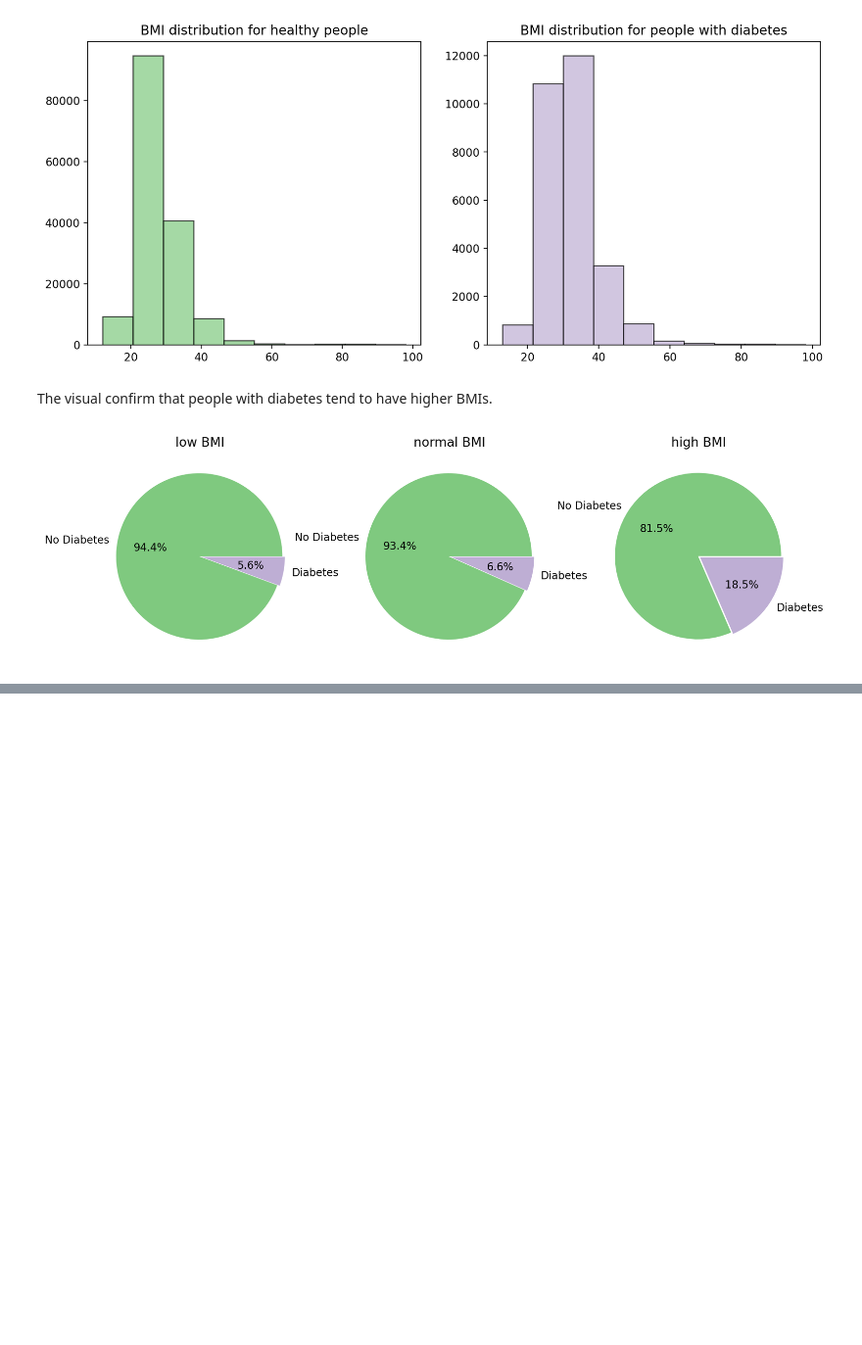
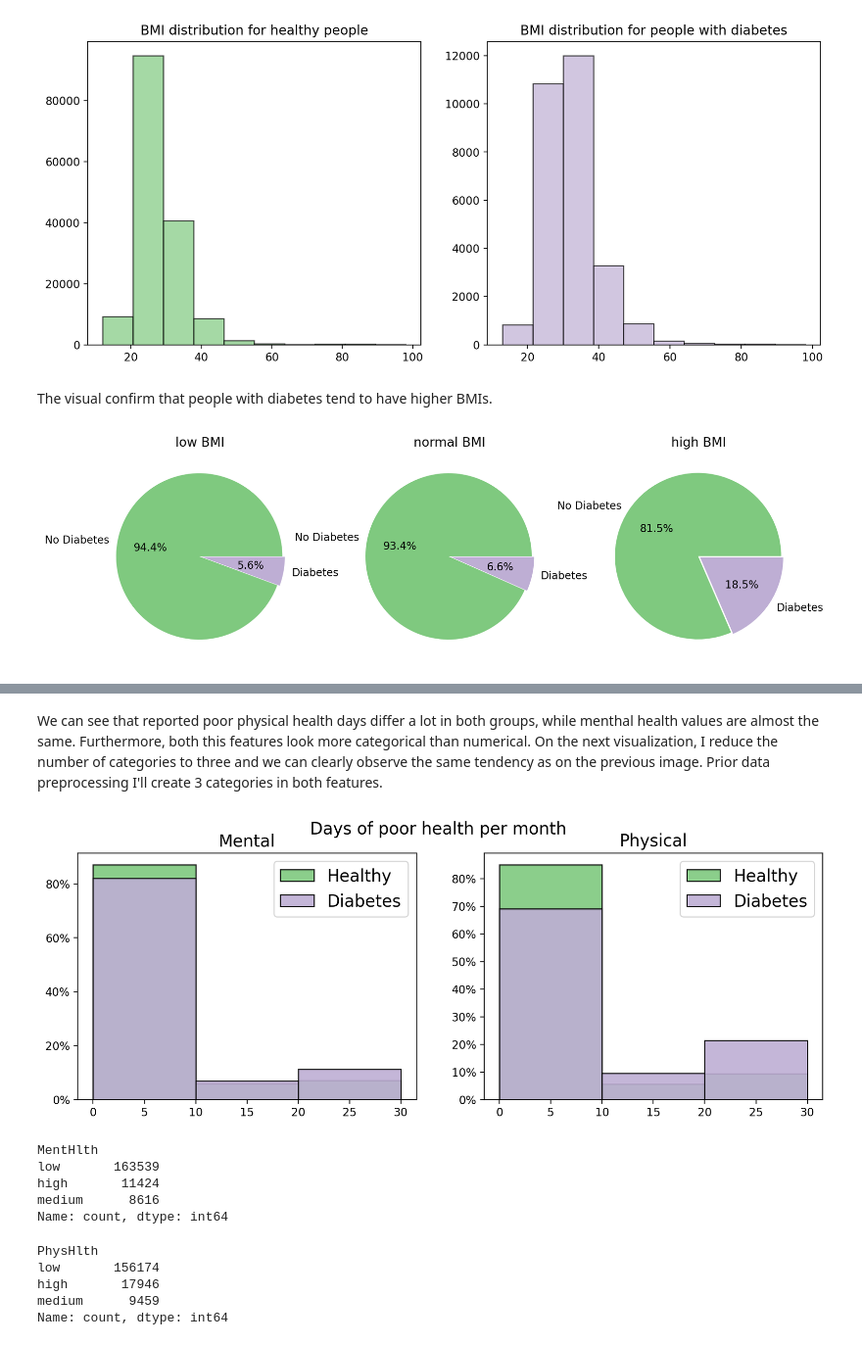
Before and after one commit to nadia-paz/cdc_diabetes, a Jupyter notebook: notebook.ipynb, the cells around one changed output, grey strips where cells are left out. Shown: that part at 98% size. Drawn from its saved outputs; the diff is of its cells as text; code cells hidden in the pictures; blank space fills up the shorter version.

```diff
--- a/notebook.ipynb
+++ b/notebook.ipynb
@@ -170,0 +174,24 @@ ex.bmi_piechart(under, normal, over)
+# %% [markdown]
+ We can see that reported poor physical health days differ a lot in both groups, while menthal health values are almost the same. Furthermore, both this features look more categorical than numerical. On the next visualization, I reduce the number of categories to three and we can clearly observe the same tendency as on the previous image. Prior data preprocessing I'll create 3 categories in both features.
+# %%
+ex.sick_days_viz_bins(healthy, diabetes, 3)
+# %% [output]
+[figure, added]
+# %%
+# split by categories
+pd.cut(df_explore.MentHlth, bins=3, labels=['low', 'medium', 'high']).value_counts()
+# %% [output]
+MentHlth
+low       163539
+high       11424
+medium      8616
+Name: count, dtype: int64
+# %%
+# same but with pysical health
+pd.cut(df_explore.PhysHlth, bins=3, labels=['low', 'medium', 'high']).value_counts()
+# %% [output]
+PhysHlth
+low       156174
+high       17946
+medium      9459
+Name: count, dtype: int64
```
Also changed, not shown: parts of 21 cells of this notebook.
